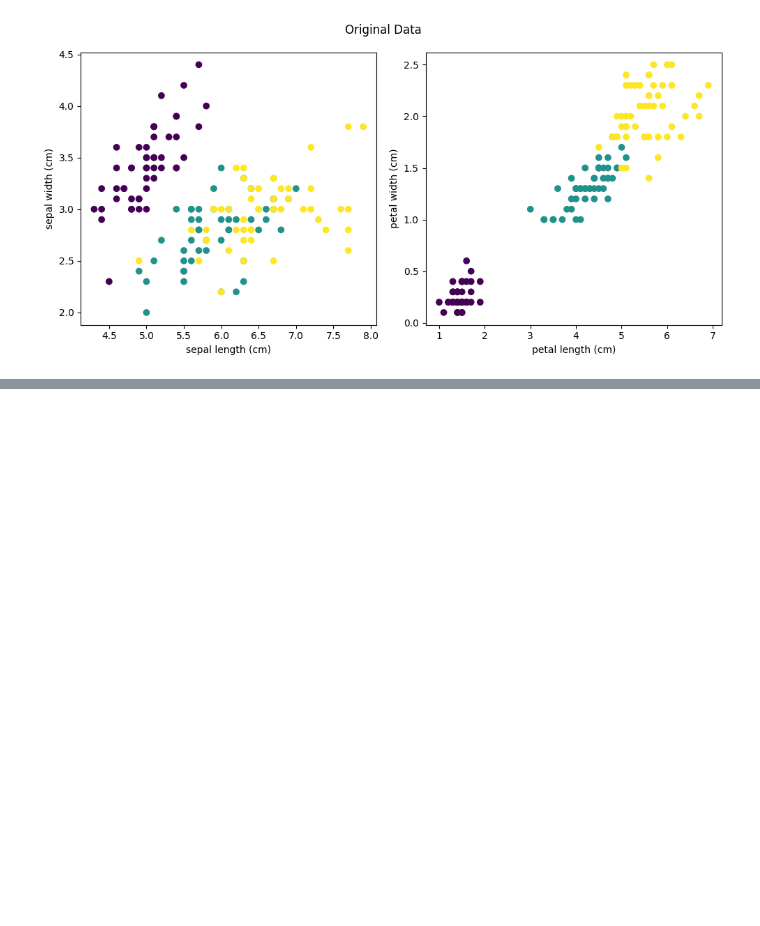
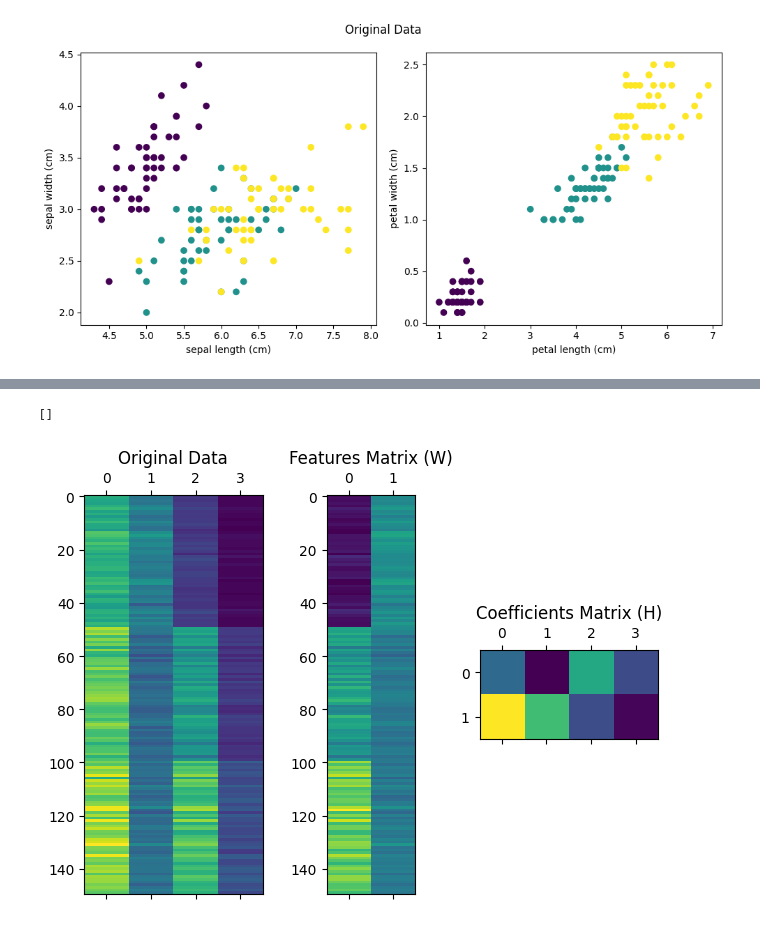
Before and after one commit to elnaske/NumPy-ML-Implementations, a Jupyter notebook: Dimensionality Reduction/Dimensionality_Reduction.ipynb, the cells around one changed output, grey strips where cells are left out. Saved outputs shown, nothing was run; the diff lists cells and outputs as text; code cells hidden in the pictures; blank space fills up the shorter version.

```diff
--- a/Dimensionality Reduction/Dimensionality_Reduction.ipynb
+++ b/Dimensionality Reduction/Dimensionality_Reduction.ipynb
@@ -50,0 +87,18 @@ plt.show()
+# %%
+fig, ax = plt.subplots(1,3)
+
+ax[0].matshow(X, aspect='auto')
+ax[0].set_title("Original Data")
+
+ax[1].matshow(W, aspect=0.06)
+ax[1].set_title("Features Matrix (W)")
+
+ax[2].matshow(H)
+ax[2].set_title("Coefficients Matrix (H)")
+
+plt.tight_layout()
+
+plt.plot()
+# %% [output]
+[]
+[figure, added]
```
Also changed, not shown: parts of 17 cells of this notebook, 2 other files.
